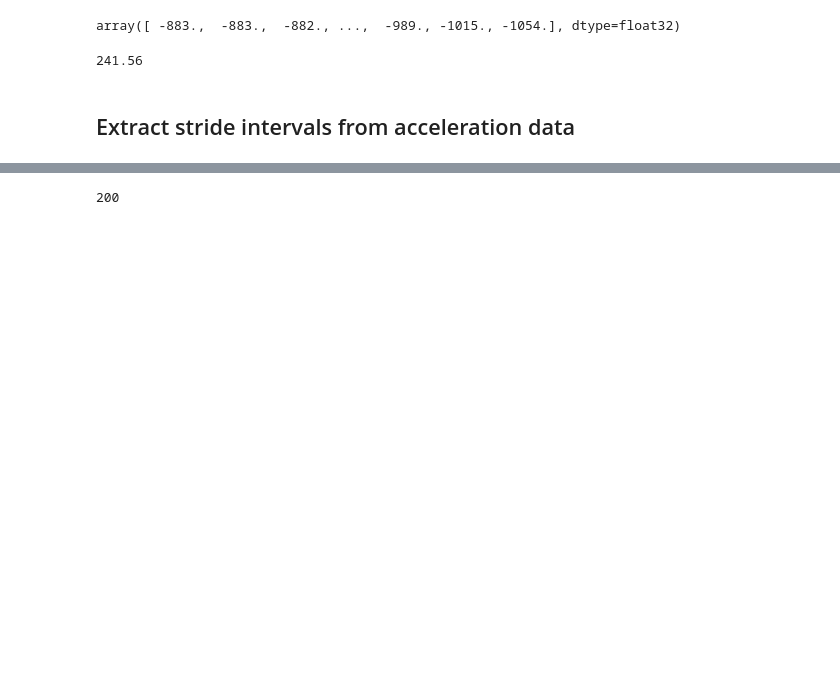
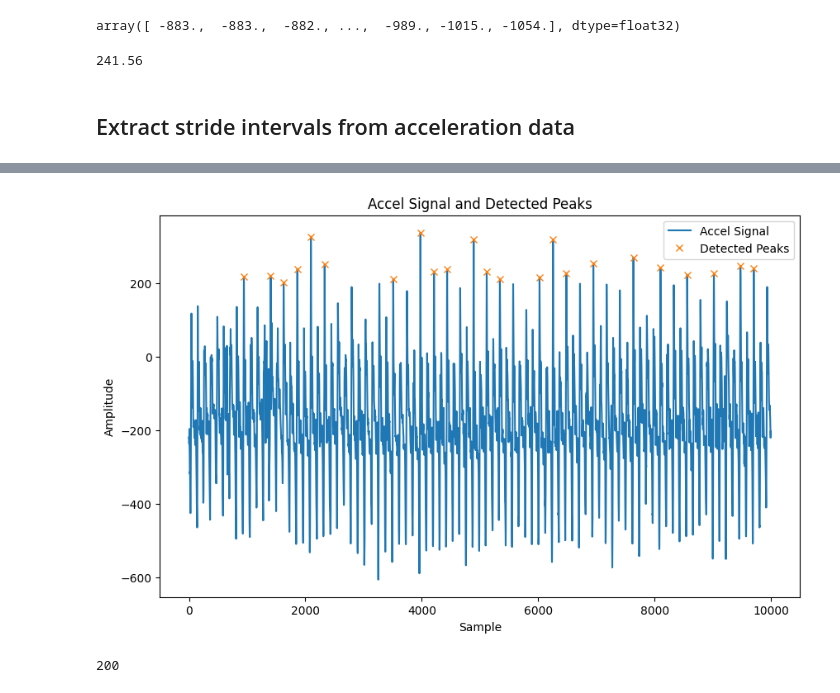
Before and after one commit to vishalvaka/HIL_toolkit_ARL, a Jupyter notebook: notebooks/ECG_processing_peak_extraction_clean_accel.ipynb, the cells around one changed output, grey strips where cells are left out. Drawn from its saved outputs; the diff is of its cells as text; code cells hidden in the pictures; blank space fills up the shorter version.

```diff
--- a/notebooks/ECG_processing_peak_extraction_clean_accel.ipynb
+++ b/notebooks/ECG_processing_peak_extraction_clean_accel.ipynb
@@ -156,13 +157,15 @@ plt.show()
 # %%
 #Acceleration in the forward-aft direction
 plt.figure(figsize=(10, 6))
-plt.plot(-x[2], label='Accel Signal')
+plt.plot(-x[2][0:10000], label='Accel Signal')
 plt.plot(peaks, -x[2][peaks], "x", label='Detected Peaks')
 plt.legend()
 plt.title('Accel Signal and Detected Peaks')
 plt.xlabel('Sample')
 plt.ylabel('Amplitude')
 plt.show()
+# %% [output]
+[figure, added]
 # %%
 sampling_rate
 # %% [output]
```
Also changed, not shown: parts of 8 cells of this notebook, 14 other files.
